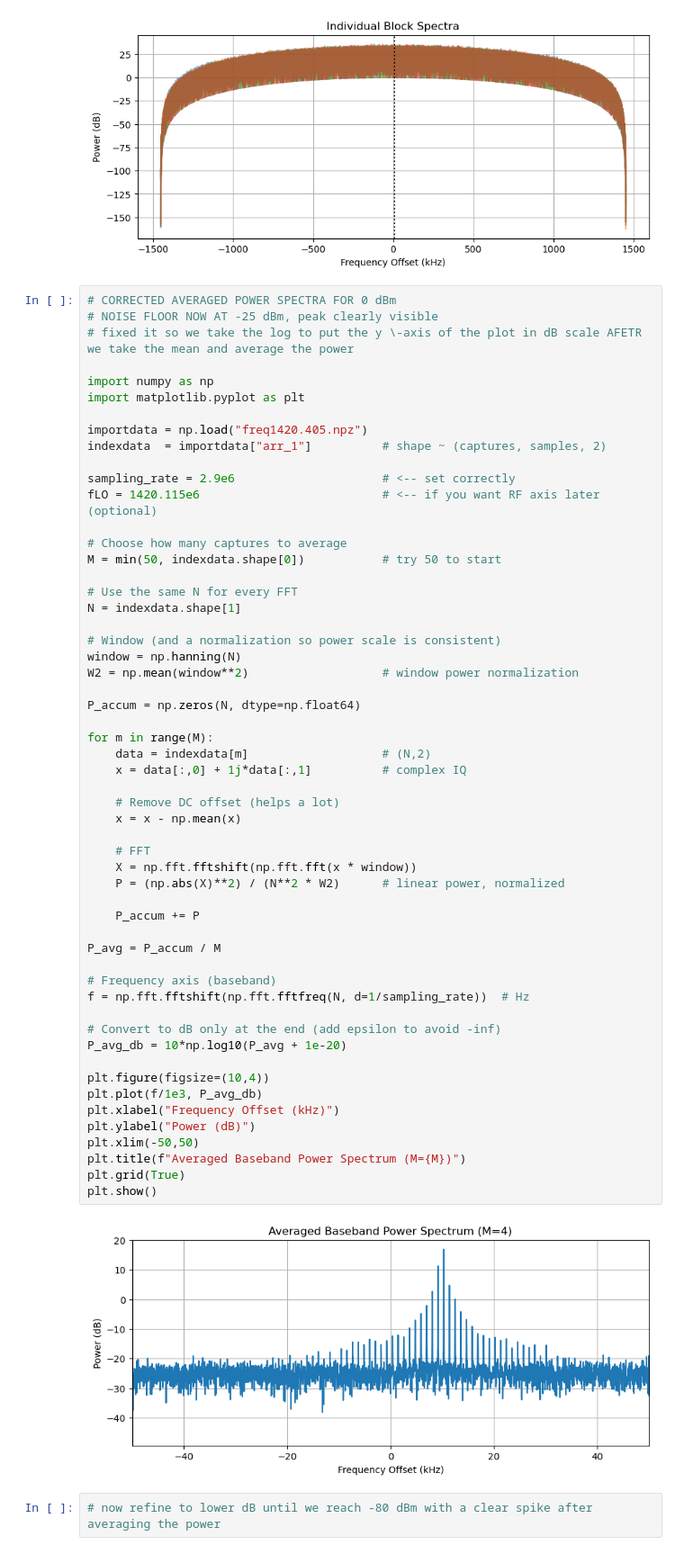
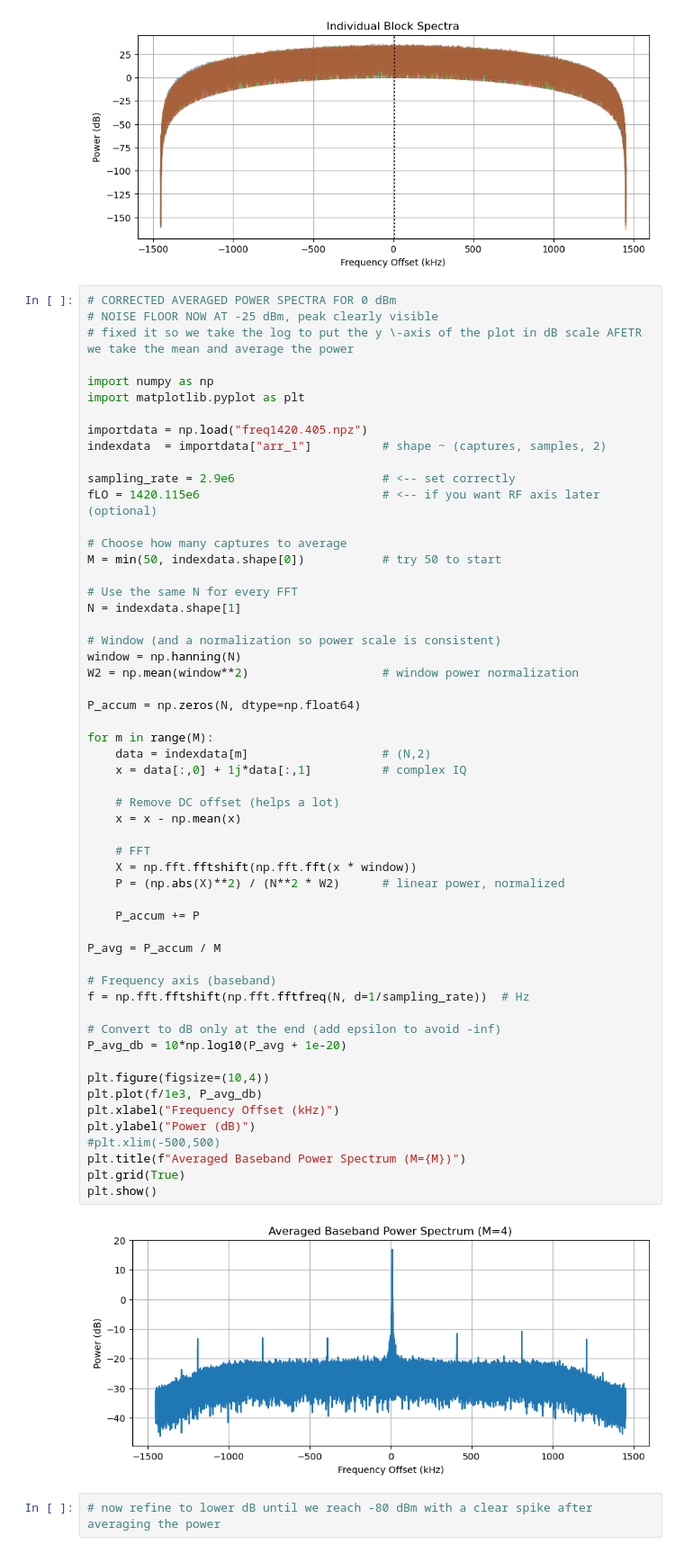
Before and after one commit to MakJimenez/Astro121, a Jupyter notebook: workbook2.ipynb, the cells around one changed output. Shown at 90% size. Saved outputs shown, nothing was run; the diff lists cells and outputs as text.

```diff
--- a/workbook2.ipynb
+++ b/workbook2.ipynb
@@ -359,34 +359,34 @@ P_accum = np.zeros(N, dtype=np.float64)
 
 for m in range(M):
     data = indexdata[m]                   # (N,2)
     x = data[:,0] + 1j*data[:,1]          # complex IQ
 
     # Remove DC offset (helps a lot)
     x = x - np.mean(x)
 
     # FFT
     X = np.fft.fftshift(np.fft.fft(x * window))
     P = (np.abs(X)**2) / (N**2 * W2)      # linear power, normalized
 
     P_accum += P
 
 P_avg = P_accum / M
 
 # Frequency axis (baseband)
 f = np.fft.fftshift(np.fft.fftfreq(N, d=1/sampling_rate))  # Hz
 
 # Convert to dB only at the end (add epsilon to avoid -inf)
 P_avg_db = 10*np.log10(P_avg + 1e-20)
 
 plt.figure(figsize=(10,4))
 plt.plot(f/1e3, P_avg_db)
 plt.xlabel("Frequency Offset (kHz)")
 plt.ylabel("Power (dB)")
-plt.xlim(-50,50)
+#plt.xlim(-500,500)
 plt.title(f"Averaged Baseband Power Spectrum (M={M})")
 plt.grid(True)
 plt.show()
 # %% [output]
-[figure, old version]
+[figure, new version]
 # %%
 # now refine to lower dB until we reach -80 dBm with a clear spike after averaging the power
```
Also changed, not shown: parts of 3 cells of this notebook, 3 other files.
